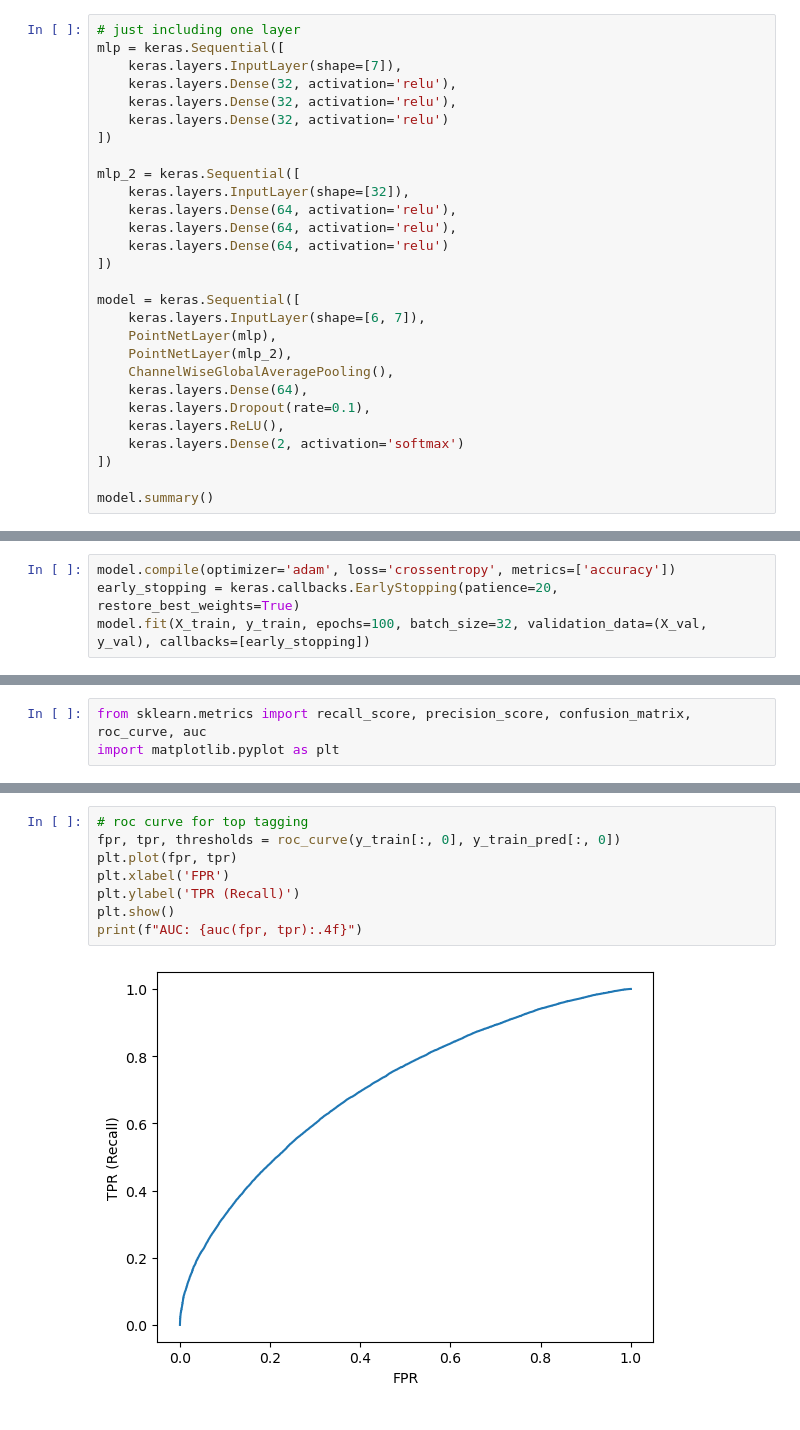
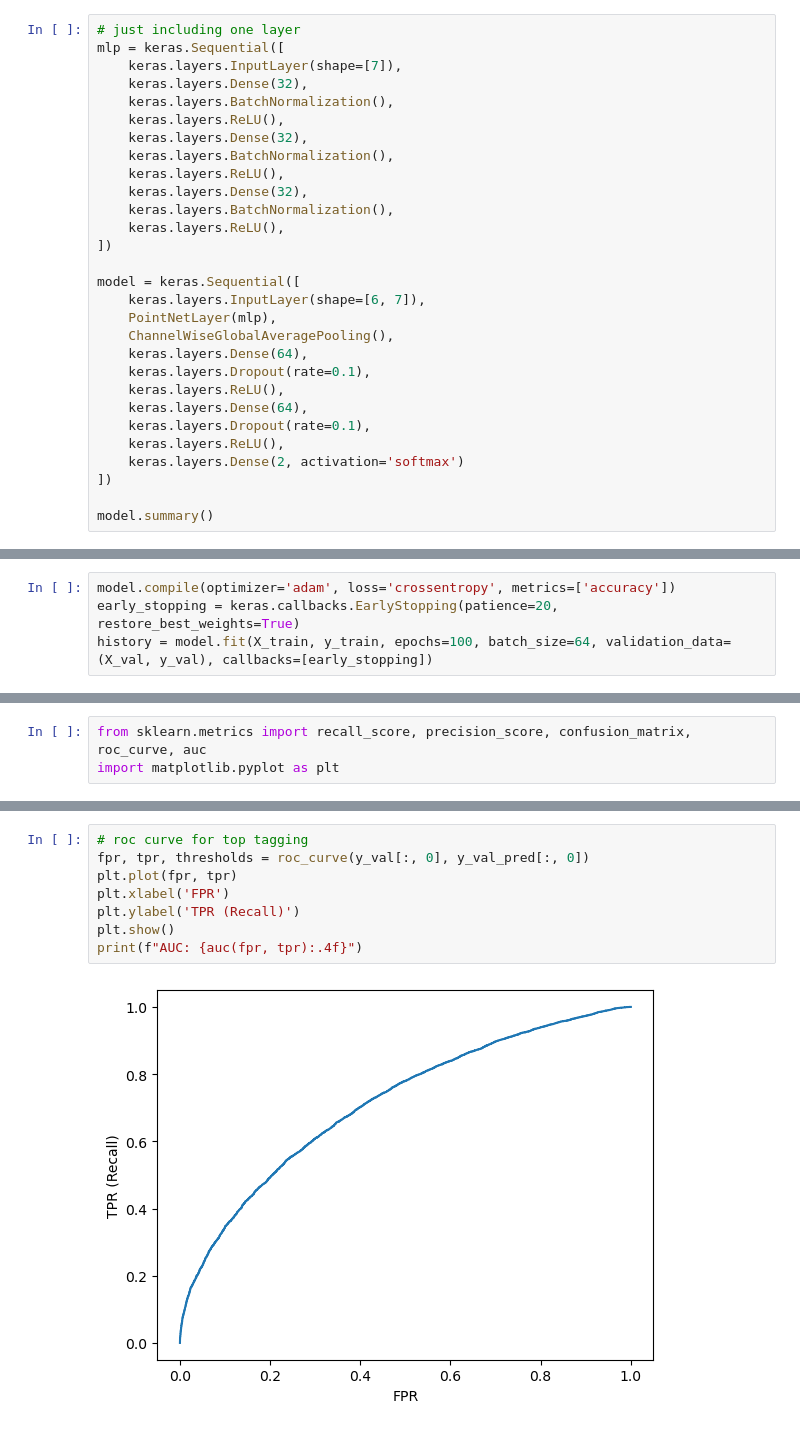
Before and after one commit to mathmartines/IntroML_Atividade3, a Jupyter notebook: ML/PointNet.ipynb, the cells around one changed output, grey strips where cells are left out. Cells and saved outputs as stored; diff of their text form.

Commit message:
MLP model

```diff
--- a/ML/PointNet.ipynb
+++ b/ML/PointNet.ipynb
@@ -22,23 +22,24 @@ X_test, y_test = map(torch_to_numpy, next(iter(data_loader_test)))
 # just including one layer
 mlp = keras.Sequential([
     keras.layers.InputLayer(shape=[7]),
-    keras.layers.Dense(32, activation='relu'),
-    keras.layers.Dense(32, activation='relu'),
-    keras.layers.Dense(32, activation='relu')
-])
-
-mlp_2 = keras.Sequential([
-    keras.layers.InputLayer(shape=[32]),
-    keras.layers.Dense(64, activation='relu'),
-    keras.layers.Dense(64, activation='relu'),
-    keras.layers.Dense(64, activation='relu')
+    keras.layers.Dense(32),
+    keras.layers.BatchNormalization(),
+    keras.layers.ReLU(),
+    keras.layers.Dense(32),
+    keras.layers.BatchNormalization(),
+    keras.layers.ReLU(),
+    keras.layers.Dense(32),
+    keras.layers.BatchNormalization(),
+    keras.layers.ReLU(),
 ])
 
 model = keras.Sequential([
     keras.layers.InputLayer(shape=[6, 7]),
     PointNetLayer(mlp),
-    PointNetLayer(mlp_2),
     ChannelWiseGlobalAveragePooling(),
+    keras.layers.Dense(64),
+    keras.layers.Dropout(rate=0.1),
+    keras.layers.ReLU(),
     keras.layers.Dense(64),
     keras.layers.Dropout(rate=0.1),
     keras.layers.ReLU(),
@@ -74,6 +72,6 @@ Model: "sequential_11"
 # %%
 model.compile(optimizer='adam', loss='crossentropy', metrics=['accuracy'])
 early_stopping = keras.callbacks.EarlyStopping(patience=20, restore_best_weights=True)
-model.fit(X_train, y_train, epochs=100, batch_size=32, validation_data=(X_val, y_val), callbacks=[early_stopping])
+history = model.fit(X_train, y_train, epochs=100, batch_size=64, validation_data=(X_val, y_val), callbacks=[early_stopping])
 # %% [output]
 Epoch 1/100
@@ -133,10 +145,10 @@ Confusion Matrix
 # %%
 # roc curve for top tagging
-fpr, tpr, thresholds = roc_curve(y_train[:, 0], y_train_pred[:, 0])
+fpr, tpr, thresholds = roc_curve(y_val[:, 0], y_val_pred[:, 0])
 plt.plot(fpr, tpr)
 plt.xlabel('FPR')
 plt.ylabel('TPR (Recall)')
 plt.show()
 print(f"AUC: {auc(fpr, tpr):.4f}")
 # %% [output]
-[figure, old version]
+[figure, new version]
```
Also changed, not shown: parts of 8 cells of this notebook, 12 other files.
